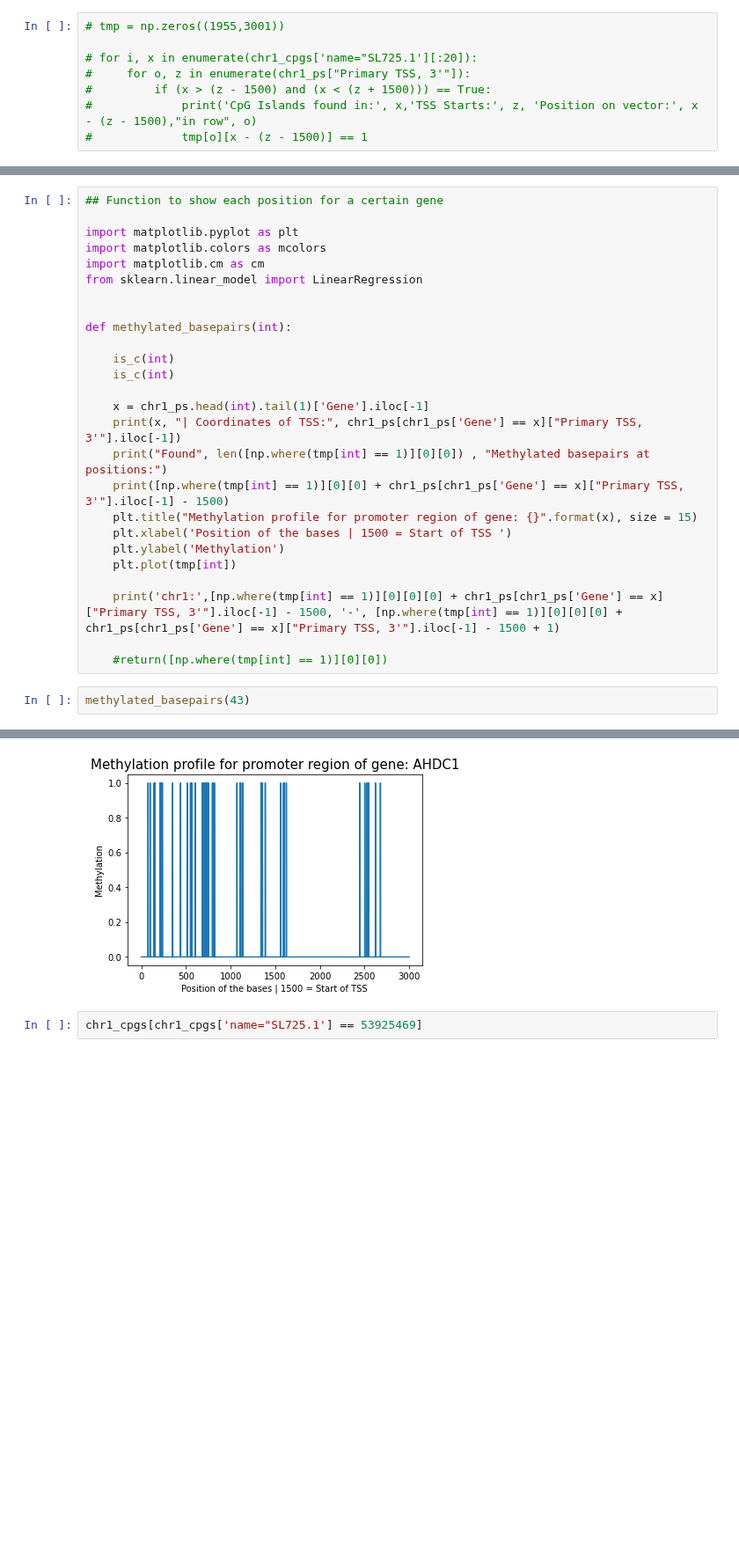
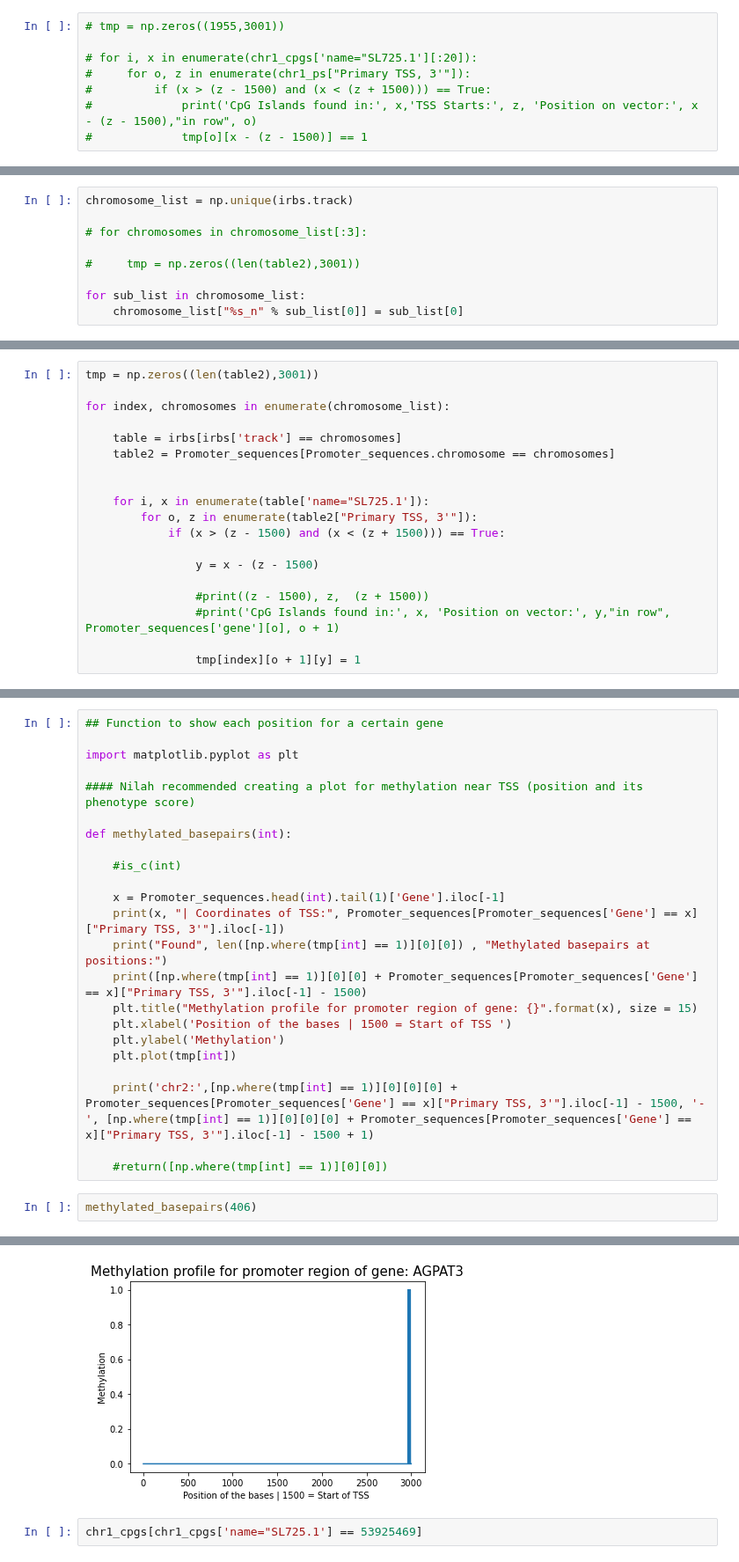
Before and after one commit to sermare/DeepOff, a Jupyter notebook: 1000 essential genes.ipynb, the cells around one changed output, grey strips where cells are left out. Shown at 88% size. Saved outputs shown, nothing was run; the diff lists cells and outputs as text; blank space fills up the shorter version.

```diff
--- a/1000 essential genes.ipynb
+++ b/1000 essential genes.ipynb
@@ -641,0 +644,9 @@ CpG Islands found in: 9988657 Position on vector: 381 in row LZIC 977
+# %%
+chromosome_list = np.unique(irbs.track)
+
+# for chromosomes in chromosome_list[:3]:
+
+#     tmp = np.zeros((len(table2),3001))
+
+for sub_list in chromosome_list:
+    chromosome_list["%s_n" % sub_list[0]] = sub_list[0]
@@ -641,0 +655,19 @@ CpG Islands found in: 9988657 Position on vector: 381 in row LZIC 977
+# %%
+tmp = np.zeros((len(table2),3001))
+
+for index, chromosomes in enumerate(chromosome_list):
+
+    table = irbs[irbs['track'] == chromosomes]
+    table2 = Promoter_sequences[Promoter_sequences.chromosome == chromosomes]
+
+
+    for i, x in enumerate(table['name="SL725.1']):
+        for o, z in enumerate(table2["Primary TSS, 3'"]):
+            if (x > (z - 1500) and (x < (z + 1500))) == True:
+
+                y = x - (z - 1500)
+
+                #print((z - 1500), z,  (z + 1500))
+                #print('CpG Islands found in:', x, 'Position on vector:', y,"in row", Promoter_sequences['gene'][o], o + 1)
+
+                tmp[index][o + 1][y] = 1
@@ -643,28 +697,25 @@ CpG Islands found in: 9988657 Position on vector: 381 in row LZIC 977
 ## Function to show each position for a certain gene
 
 import matplotlib.pyplot as plt
-import matplotlib.colors as mcolors
-import matplotlib.cm as cm
-from sklearn.linear_model import LinearRegression
 
+#### Nilah recommended creating a plot for methylation near TSS (position and its phenotype score)
 
 def methylated_basepairs(int):
 
-    is_c(int)
-    is_c(int)
+    #is_c(int)
 
-    x = chr1_ps.head(int).tail(1)['Gene'].iloc[-1]
-    print(x, "| Coordinates of TSS:", chr1_ps[chr1_ps['Gene'] == x]["Primary TSS, 3'"].iloc[-1])
+    x = Promoter_sequences.head(int).tail(1)['Gene'].iloc[-1]
+    print(x, "| Coordinates of TSS:", Promoter_sequences[Promoter_sequences['Gene'] == x]["Primary TSS, 3'"].iloc[-1])
     print("Found", len([np.where(tmp[int] == 1)][0][0]) , "Methylated basepairs at positions:")
-    print([np.where(tmp[int] == 1)][0][0] + chr1_ps[chr1_ps['Gene'] == x]["Primary TSS, 3'"].iloc[-1] - 1500)
+    print([np.where(tmp[int] == 1)][0][0] + Promoter_sequences[Promoter_sequences['Gene'] == x]["Primary TSS, 3'"].iloc[-1] - 1500)
     plt.title("Methylation profile for promoter region of gene: {}".format(x), size = 15)
     plt.xlabel('Position of the bases | 1500 = Start of TSS ')
     plt.ylabel('Methylation')
     plt.plot(tmp[int])
 
-    print('chr1:',[np.where(tmp[int] == 1)][0][0][0] + chr1_ps[chr1_ps['Gene'] == x]["Primary TSS, 3'"].iloc[-1] - 1500, '-', [np.where(tmp[int] == 1)][0][0][0] + chr1_ps[chr1_ps['Gene'] == x]["Primary TSS, 3'"].iloc[-1] - 1500 + 1)
+    print('chr2:',[np.where(tmp[int] == 1)][0][0][0] + Promoter_sequences[Promoter_sequences['Gene'] == x]["Primary TSS, 3'"].iloc[-1] - 1500, '-', [np.where(tmp[int] == 1)][0][0][0] + Promoter_sequences[Promoter_sequences['Gene'] == x]["Primary TSS, 3'"].iloc[-1] - 1500 + 1)
 
     #return([np.where(tmp[int] == 1)][0][0])
 # %%
-methylated_basepairs(43)
+methylated_basepairs(406)
 # %% [output]
@@ -688,4 +726,4 @@ chr1: 27875954 - 27875955
-[figure, old version]
+[figure, new version]
 # %%
 chr1_cpgs[chr1_cpgs['name="SL725.1'] == 53925469]
 # %% [output]
```
Also changed, not shown: parts of 14 cells of this notebook.
